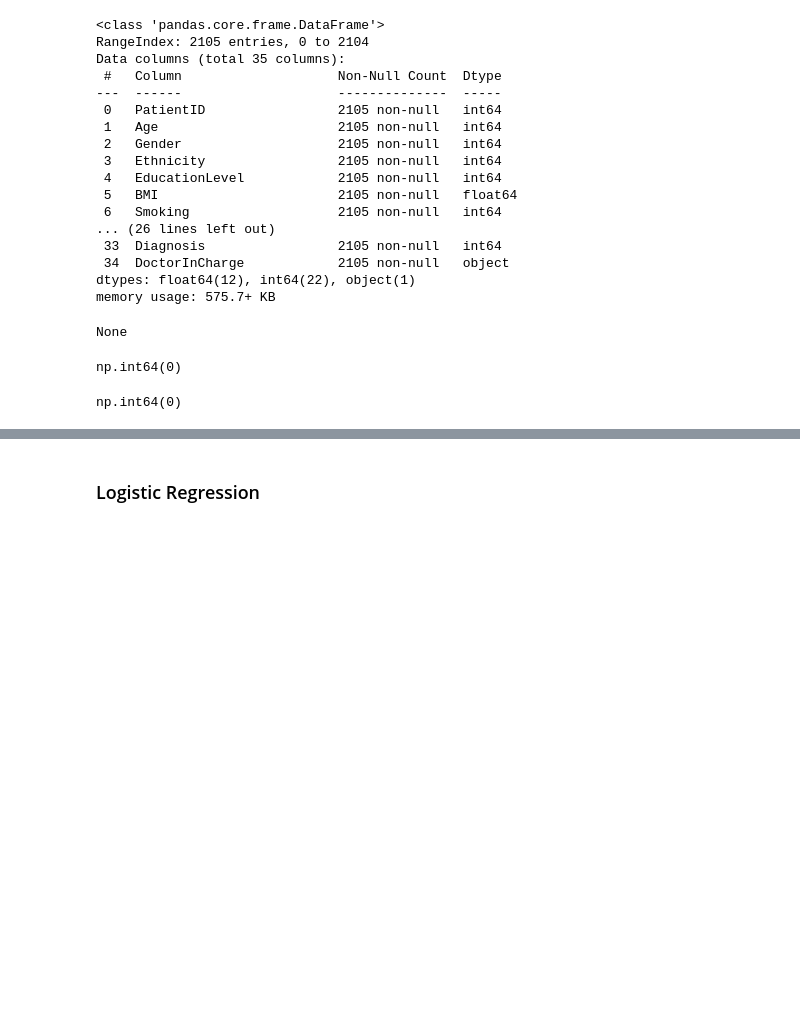
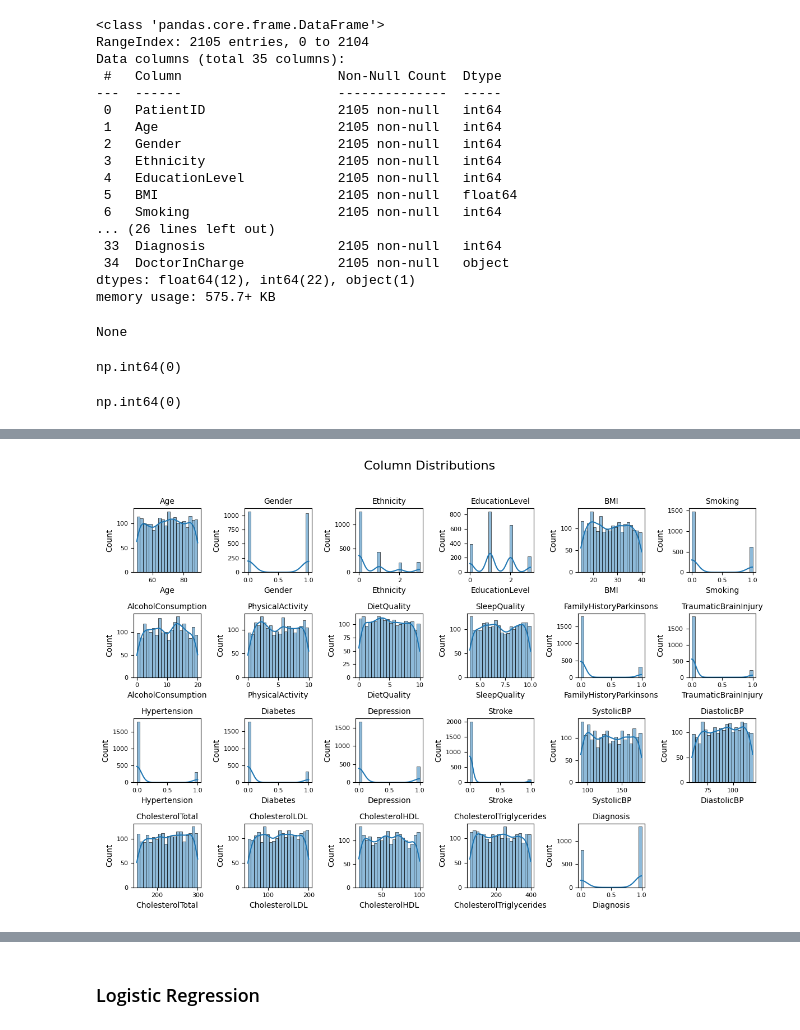
Before and after one commit to julianag27/ml-project, a Jupyter notebook: FinalProject.ipynb, the cells around one changed output, grey strips where cells are left out. Cells and saved outputs as stored; diff of their text form; code cells hidden in the pictures; blank space fills up the shorter version.

```diff
--- a/FinalProject.ipynb
+++ b/FinalProject.ipynb
@@ -63,0 +64,18 @@ plt.show()
+# %%
+fig, axes = plt.subplots(4, 6, figsize=(12, 8))
+fig.suptitle("Column Distributions", fontsize=16, y=1.02)
+axes = axes.flatten()
+
+for i, col in enumerate(df.columns):
+    sns.histplot(df[col], bins=20, kde=True, ax=axes[i])
+    axes[i].set_title(col, fontsize=10)
+    axes[i].tick_params(labelsize=8)
+
+# Hide unused subplots if df has fewer than 24 columns
+for j in range(len(df.columns), len(axes)):
+    axes[j].set_visible(False)
+
+plt.tight_layout()
+plt.show()
+# %% [output]
+[figure, added]
```
Also changed, not shown: parts of 13 cells of this notebook, 1 other file.
